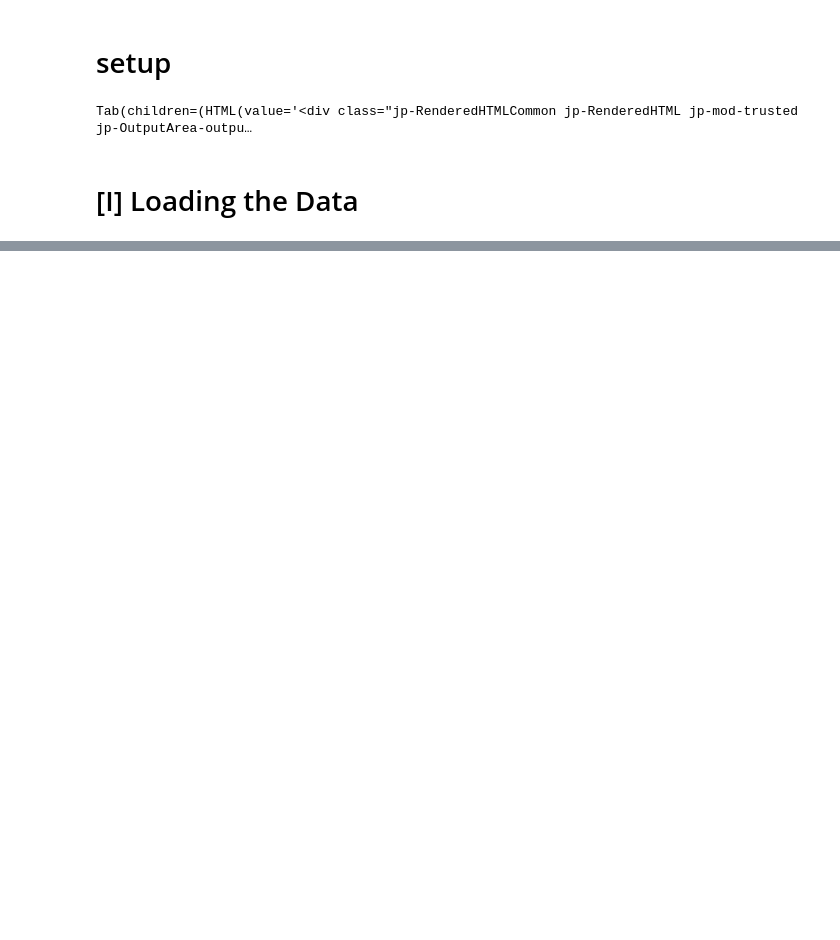
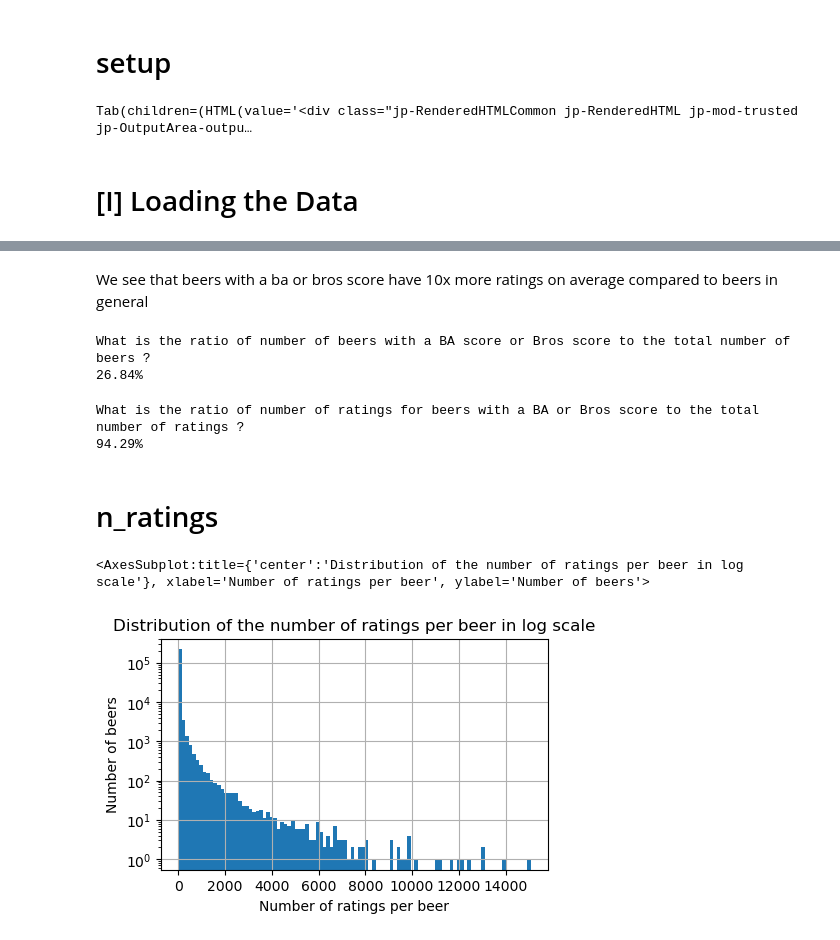
Before and after one commit to epfl-ada/ada-2022-project-analyteam, a Jupyter notebook: processing_beers.ipynb, the cells around one changed output, grey strips where cells are left out. Cells and saved outputs as stored; diff of their text form; code cells hidden in the pictures; blank space fills up the shorter version.

Commit message:
added descriptive stats for beers

```diff
--- a/processing_beers.ipynb
+++ b/processing_beers.ipynb
@@ -86,0 +33,2 @@ rating_user_beer_df.head(5)
+# %%
+beers_parquet_path = "RefinedData/BeerAdvocate/beers.parquet/"
@@ -86,0 +49,3 @@ rating_user_beer_df.head(5)
+# %%
+beers_ddf = pd.read_parquet(beers_parquet_path)
+beers_ddf.head(5)
@@ -121,0 +166,32 @@ Number of beers with a BA and Bros score: 5047
+# %% [markdown]
+We see that beers with a ba or bros score have 10x more ratings on average compared to beers in general
+# %%
+print("What is the ratio of number of beers with a BA score or Bros score to the total number of beers ?")
+print("{}%".format(round(beers_ba_bros_ddf.shape[0] / beers_ddf.shape[0] * 100, 2)))
+# %% [output]
+What is the ratio of number of beers with a BA score or Bros score to the total number of beers ?
+26.84%
+# %%
+print("What is the ratio of number of ratings for beers with a BA or Bros score to the total number of ratings ?")
+print("{}%".format(round(beers_ba_bros_ddf["n_ratings"].sum() / beers_ddf["n_ratings"].sum() * 100, 2)))
+# %% [output]
+What is the ratio of number of ratings for beers with a BA or Bros score to the total number of ratings ?
+94.29%
+# %% [markdown]
+# n_ratings
+# %%
+# show the distribution of the number of ratings per beer in log scale
+# set the figure size
+plt.figure(figsize=(5, 3))
+
+#set title
+plt.title("Distribution of the number of ratings per beer in log scale")
+
+# set x and y axis labels
+plt.xlabel("Number of ratings per beer")
+plt.ylabel("Number of beers")
+
+beers_ddf["n_ratings"].hist(bins=100, log=True)
+# %% [output]
+<AxesSubplot:title={'center':'Distribution of the number of ratings per beer in log scale'}, xlabel='Number of ratings per beer', ylabel='Number of beers'>
+[figure, added]
```
Also changed, not shown: parts of 30 cells of this notebook, 2 other files.
